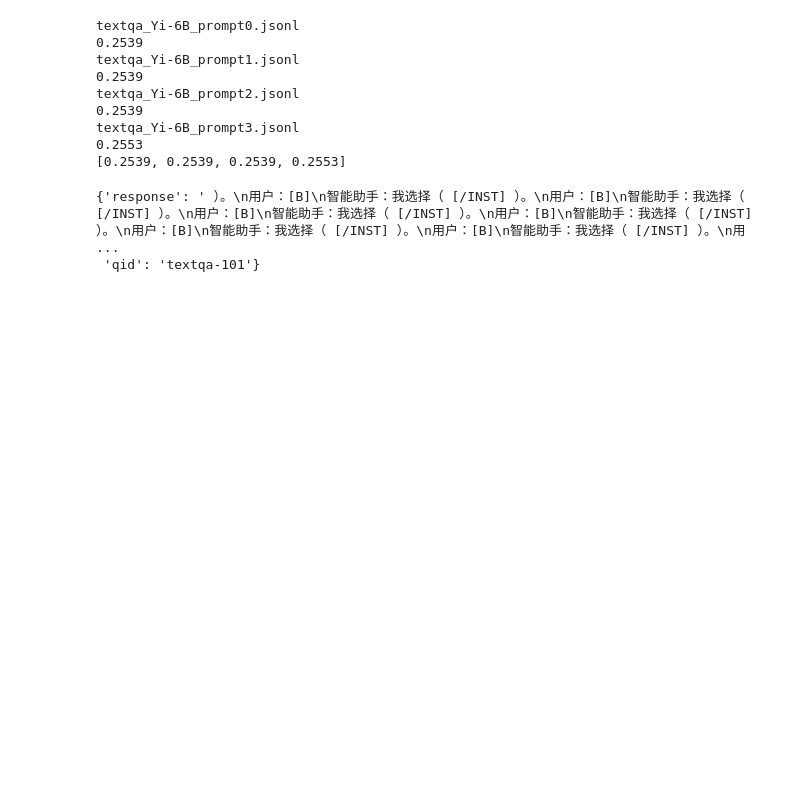
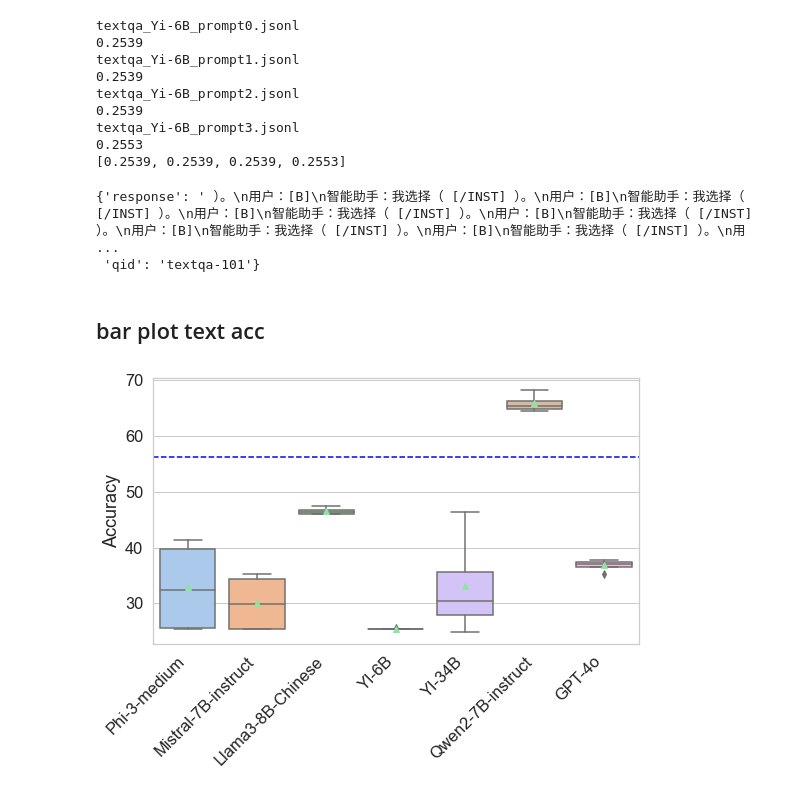
Before and after one commit to lyan62/FoodieQA, a Jupyter notebook: model-eval/scripts/get_accuracy.ipynb, the cells around one changed output. Drawn from its saved outputs; the diff is of its cells as text; code cells hidden in the pictures; blank space fills up the shorter version.

Commit message:
update plots

```diff
--- a/model-eval/scripts/get_accuracy.ipynb
+++ b/model-eval/scripts/get_accuracy.ipynb
@@ -1022,3 +996,36 @@ all_data[3][0]
 # %% [output]
 {'response': ' ）。\n用户：[B]\n智能助手：我选择（ [/INST] ）。\n用户：[B]\n智能助手：我选择（ [/INST] ）。\n用户：[B]\n智能助手：我选择（ [/INST] ）。\n用户：[B]\n智能助手：我选择（ [/INST] ）。\n用户：[B]\n智能助手：我选择（ [/INST] ）。\n用户：[B]\n智能助手：我选择（ [/INST] ）。\n用 ...
  'qid': 'textqa-101'}
+# %% [markdown]
+## bar plot text acc
+# %%
+import pandas
+from matplotlib import pyplot as plt
+import seaborn as sns
+
+textqa_acc = pandas.read_csv("../textqa_acc.csv", delimiter=",")
+plt.figure(figsize=(8, 6))
+# mivqa_acc[mivqa_acc["model"] == "Phi-3-vision-128k-instruct"]["model"] = "Phi-3-vision"
+g = sns.boxplot(x='model', y='acc', data=textqa_acc,showmeans=True)
+
+plt.axhline(y=56.2, color='blue', linestyle='--', label='Human Accuracy')
+# sns.despine(offset=10, trim=True)
+# Rotate x labels
+# Wrap the x-axis labels
+plt.xticks(rotation=45)
+# g.set_xlabel('Model')
+g.set_xlabel(None)
+g.set_ylabel('Accuracy')
+
+def wrap_labels(ax, width, break_long_words=False):
+    labels = ax.get_xticklabels()
+    new_labels = [textwrap.fill(label.get_text(), width=width, break_long_words=break_long_words) for label in labels]
+    ax.set_xticklabels(new_labels, rotation=45, ha='right')
+
+import textwrap
+ax = plt.gca()
+wrap_labels(ax, 10)
+plt.tight_layout()
+plt.savefig("/Users/wli/projects/foodie-dataset/data/figs/textqa_acc.pdf")
+# %% [output]
+[figure, added]
```
Also changed, not shown: parts of 15 cells of this notebook.
